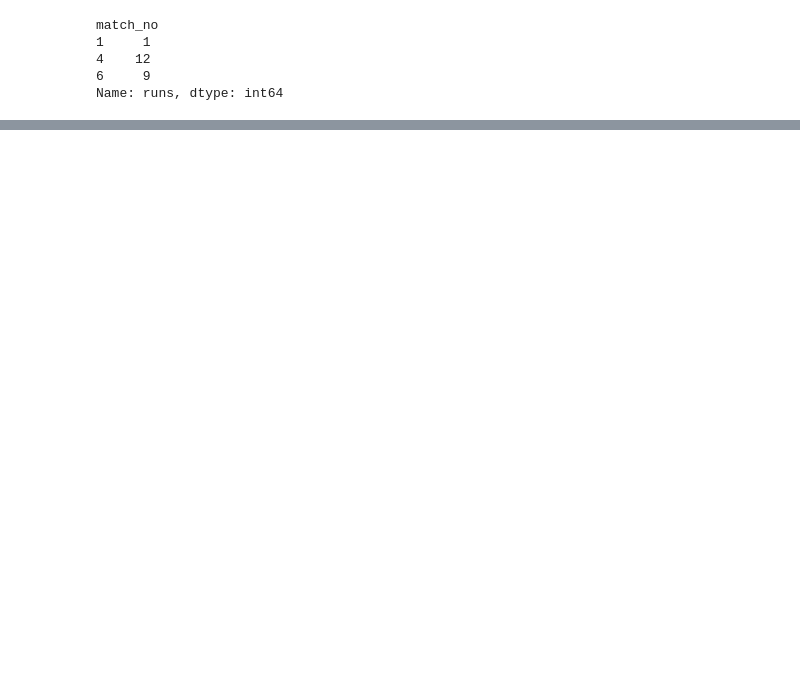
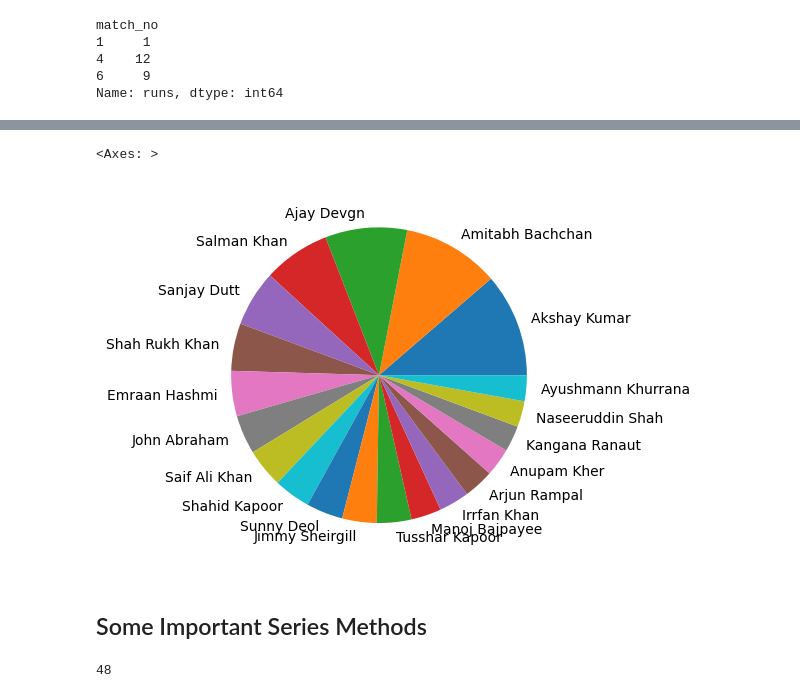
Before and after one commit to utkarshchouhan-dev/Python-Libraries, a Jupyter notebook: Pandas/Pandas.ipynb, the cells around one changed output, grey strips where cells are left out. Drawn from its saved outputs; the diff is of its cells as text; code cells hidden in the pictures; blank space fills up the shorter version.

```diff
--- a/Pandas/Pandas.ipynb
+++ b/Pandas/Pandas.ipynb
@@ -467,0 +692,12 @@ Name: runs, dtype: int64
+# %%
+bollywood.value_counts().head(20).plot(kind='pie')
+# %% [output]
+<Axes: >
+[figure, added]
+# %% [markdown]
+## Some Important Series Methods
+# %%
+# between - If a value exist in a given range.
+kohli[kohli.between(49,101)].size
+# %% [output]
+48
```
Also changed, not shown: parts of 65 cells of this notebook.
